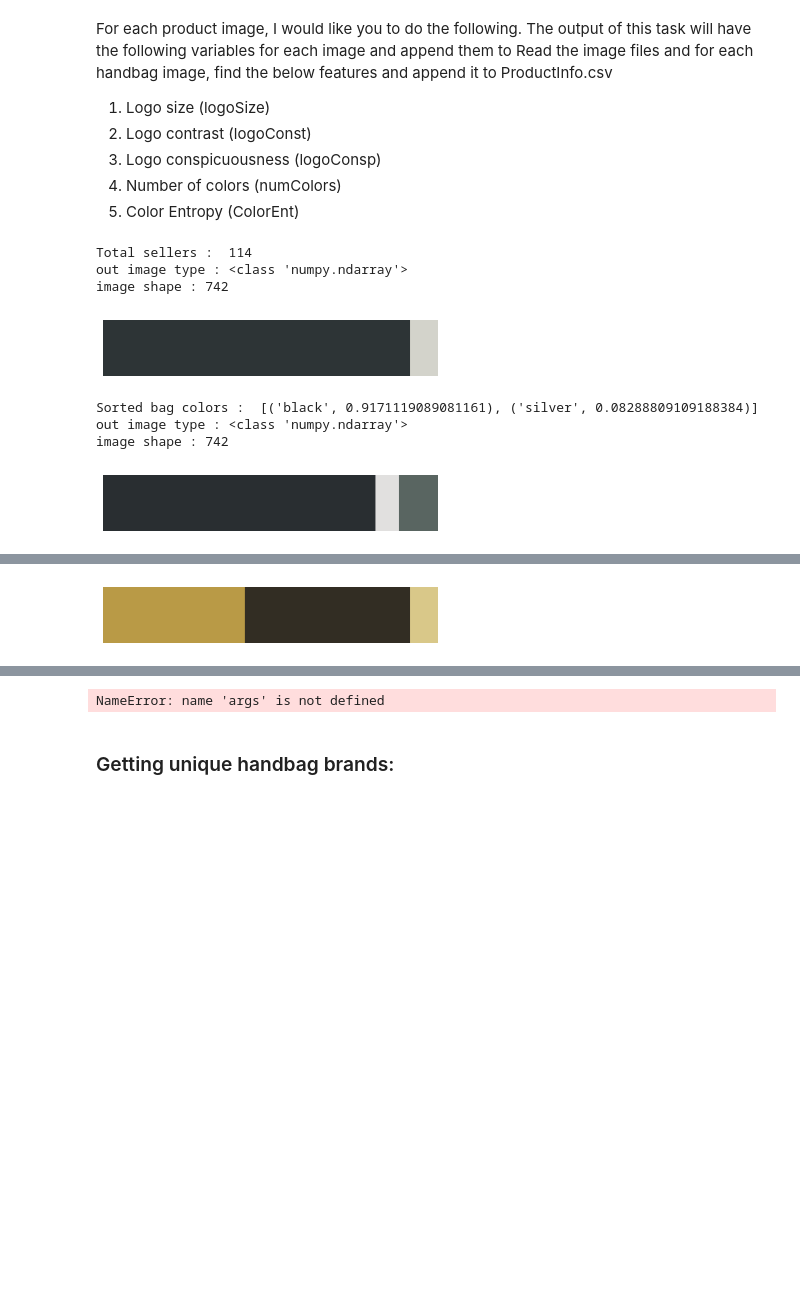
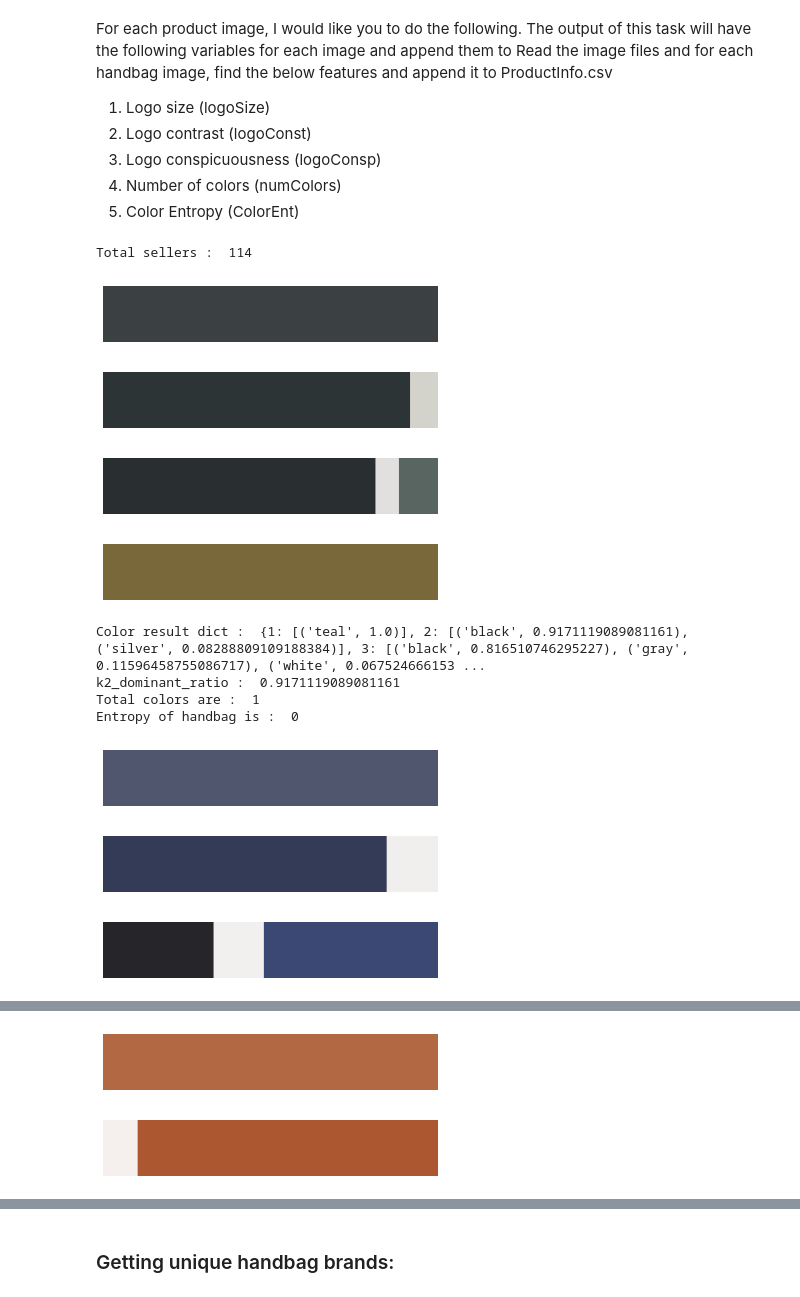
Before and after one commit to Arushi04/Image-Segmentation-and-Clustering, a Jupyter notebook: Finding_color_features_of_handbag.ipynb, the cells around one changed output, grey strips where cells are left out. Drawn from its saved outputs; the diff is of its cells as text; code cells hidden in the pictures; blank space fills up the shorter version.

Commit message:
updated entropy calculation

```diff
--- a/Finding_color_features_of_handbag.ipynb
+++ b/Finding_color_features_of_handbag.ipynb
@@ -360,7 +361,7 @@ def process_images(img_path):
     height, width = cropped_bag.size
     bag_size = height*width
     #print("Bag size : ", bag_size)
-    Img.fromarray(np.array(cropped_bag)).show()
+    #Img.fromarray(np.array(cropped_bag)).show()
 
     # Get the cropped logo
     cropped_img_path = 'cropped.jpg'
@@ -376,13 +377,14 @@ def process_images(img_path):
     num_segments = 600
     cluster_size = 4
 
-    res = []
-    for i in range(2, cluster_size):
-        #print("Processing for bag")
+    color_result = {}
+    rgb_colors = []
+    for i in range(1, cluster_size):
+        # print("Processing for bag")
         bar, bag_dominant_color, bag_ratio, bag_rgb, all_bag_colors = segment_and_cluster(num_segments, cropped_bag, i)
         sorted_bag_colors = get_sorted_colors(all_bag_colors)
-        print("Sorted bag colors : ", sorted_bag_colors)
-        res.append([i, sorted_bag_colors])
+        color_result[i] = sorted_bag_colors
+        rgb_colors.append(bag_rgb)
 
 
     #print("Processing for logo")
@@ -390,12 +392,12 @@ def process_images(img_path):
     if cropped_logo is not None:
         cropped_logo = np.array(cropped_logo)  # converting pil image to numpy array
         num_segments = 300
-        cluster_size = 3
+        cluster_size = 1
 
         # Get logo size
         height, width, _ = cropped_logo.shape
         logo_size = height * width
-        print("Logo size : ", logo_size)
+        #print("Logo size : ", logo_size)
 
         bar, logo_dominant_color, logo_ratio, logo_rgb, all_logo_colors = segment_and_cluster(num_segments, cropped_logo, cluster_size)
         sorted_logo_colors = get_sorted_colors(all_logo_colors)
@@ -403,12 +405,12 @@ def process_images(img_path):
 
         # Calculate contrast ratio of logo to bag
         contrast_ratio = (calculate_relative_luminance(logo_rgb)+0.05) / (calculate_relative_luminance(bag_rgb)+0.05)
-        print("Contrast ratio is : ", contrast_ratio)
+        #print("Contrast ratio is : ", contrast_ratio)
 
         # Calculate Logo Conspicuousness
         relative_size = logo_size/bag_size
         logo_conspicuousness = contrast_ratio * relative_size
-        print("Logo Conspicuousness : ", logo_conspicuousness)
+        #print("Logo Conspicuousness : ", logo_conspicuousness)
 
     else:
         logo_size = 0.0
@@ -416,29 +418,34 @@ def process_images(img_path):
         logo_conspicuousness = 0.0
 
 
-    # Find total number of colors in the bag
-    total_colors = len(sorted_bag_colors)
+
+    # Find total number of colors and entropy of the bag
+
+    print("Color result dict : ", color_result)
+    k2 = color_result[2]
+    k3 = color_result[3]
+    k2_dominant_ratio = k2[0][1]
+    print("k2_dominant_ratio : ", k2_dominant_ratio)
+    if k2_dominant_ratio >= 0.9:
+        total_colors = 1
+        entropy = 0
+    elif k2_dominant_ratio < 0.9 and k2_dominant_ratio >= 0.6:
+        total_colors = 2
+        entropy = -1 * ((k2_dominant_ratio * log(k2_dominant_ratio, 2)) + (k2[1][1] * log(k2[1][1], 2)))
+    else:
+        total_colors = 3
+        entropy = -1 * ((k3[0][1] * log(k3[0][1], 2) + (k3[1][1] * log(k3[1][1], 2)) +
+                       (k3[2][1] * log(k3[2][1], 2))))
+
     print("Total colors are : ", total_colors)
-
-
-    # Calculate Entropy of the bag
-    total_sum = 0
-
-    for color in sorted_bag_colors:
-
-        if color[1] >= 0.05:
-            total_sum += color[1]
-
-    entropy = -1 * (total_sum * math.log(total_sum))
     print("Entropy of handbag is : ", entropy)
-
 
     return_output = (logo_size,
                      round(contrast_ratio, 3),
                      round(logo_conspicuousness, 3),
                      total_colors, round(entropy, 3))
 
-    for i in range(2, args.bag_cluster_size + 1):
+    for i in range(1, 4):
         colors, ratios = list(zip(*color_result[i]))
         ratios = [round(val, 2) for val in ratios]
         return_output = return_output + (colors, ratios)
@@ -466,37 +473,41 @@ def read_images(dir_path, client):
         for idx in range(len(img_fnames)):
             img_path = dir_path + seller + '/Images/' + img_fnames[idx]
             img_id = int(img_fnames[idx].split('-')[0])
             img_fnames[idx] =  [img_path, img_id]
 
         img_ids, img_names = map(list, zip(*img_fnames))
         product_info['Image_path'] = product_info['Item ID'].replace(to_replace=img_names, value=img_ids)
 
         item_details = pd.concat([item_details, product_info], ignore_index=True)
 
 
     # Removing the rows that doesn't contain bags
     item_details = item_details[item_details['category'].str.match('Bags')]
 
     #import ipdb; ipdb.set_trace()
 
     new_cols = ['Logo Size', 'Logo Contrast', 'Logo Conspicuousness', 'Number of colors', 'Color Entropy']
     for col in new_cols:
         item_details[col] = None
 
 
     item_details[new_cols] = item_details['Image_path'].apply(process_images)
 
     return item_details
 
 client = vision.ImageAnnotatorClient(credentials=creds)
 product_info = read_images('Group4/Sellers/', client) #seller_105548/Images')
 product_info
 # %% [output]
 Total sellers :  114
-out image type : <class 'numpy.ndarray'>
-image shape : 742
-[figure, old version]
+[figure, new version]
+[figure, new version]
+[figure, new version]
+[figure, added]
-Sorted bag colors :  [('black', 0.9171119089081161), ('silver', 0.08288809109188384)]
-out image type : <class 'numpy.ndarray'>
-image shape : 742
+Color result dict :  {1: [('teal', 1.0)], 2: [('black', 0.9171119089081161), ('silver', 0.08288809109188384)], 3: [('black', 0.816510746295227), ('gray', 0.11596458755086717), ('white', 0.067524666153 ...
+k2_dominant_ratio :  0.9171119089081161
+Total colors are :  1
+Entropy of handbag is :  0
-[figure, old version]
+[figure, added]
+[figure, added]
+[figure, added]
@@ -507 +518,2 @@ image shape : 109
-[figure, old version]
+[figure, added]
+[figure, added]
@@ -512,4 +521,3 @@ Entropy of handbag is :  -0.0
-NameError: name 'args' is not defined
 # %%
 product_info.to_csv("bag_details.csv")
 # %% [markdown]
```
Also changed, not shown: parts of 2 cells of this notebook, 1 other file.
